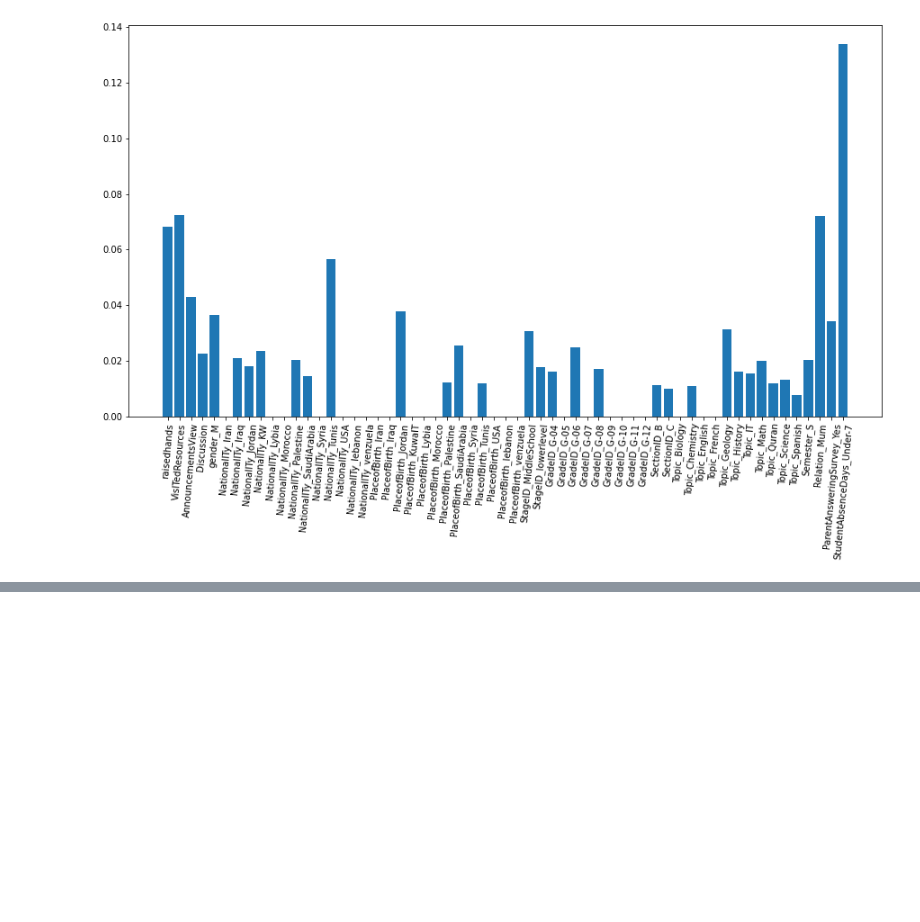
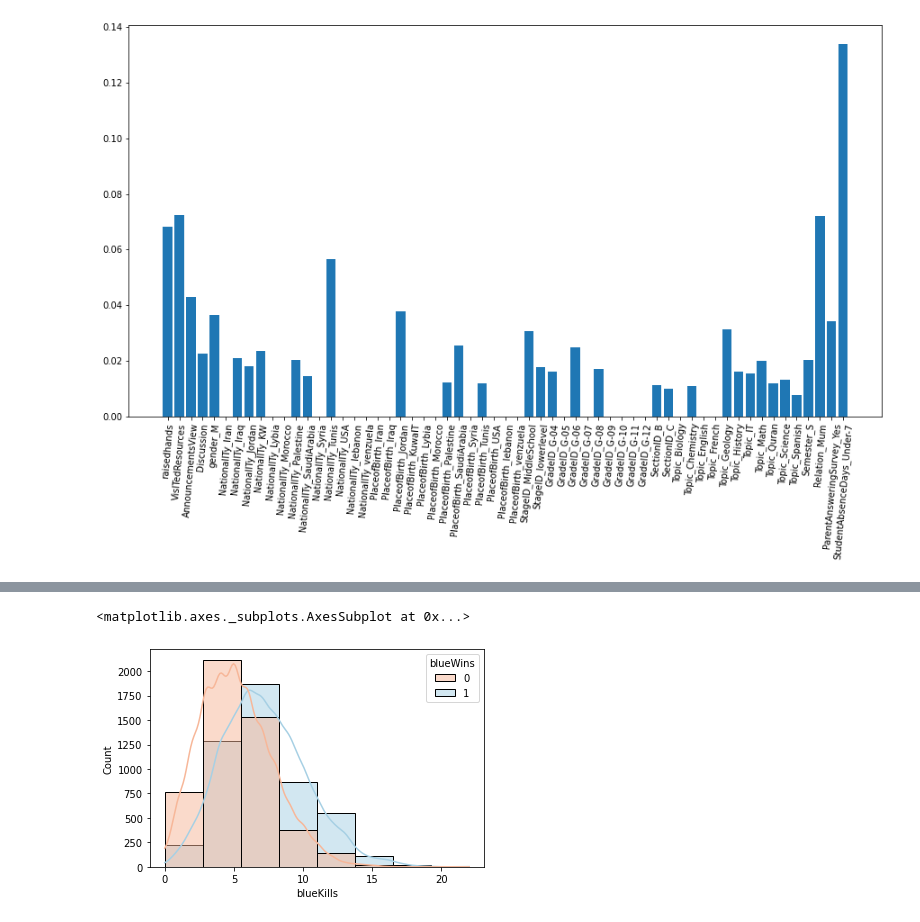
Before and after one commit to spacemaninSeoul/fast_campus_ML300, a Jupyter notebook: ML300_분류파트복습.ipynb, the cells around one changed output, grey strips where cells are left out. Drawn from its saved outputs; the diff is of its cells as text; code cells hidden in the pictures; blank space fills up the shorter version.

```diff
--- a/ML300_분류파트복습.ipynb
+++ b/ML300_분류파트복습.ipynb
@@ -639,0 +780,5 @@ plt.show()
+# %%
+sns.histplot(data=df, x='blueKills', hue='blueWins', palette='RdBu', kde=True, bins=8)
+# %% [output]
+<matplotlib.axes._subplots.AxesSubplot at 0x...>
+[figure, added]
```
Also changed, not shown: parts of 89 cells of this notebook.
